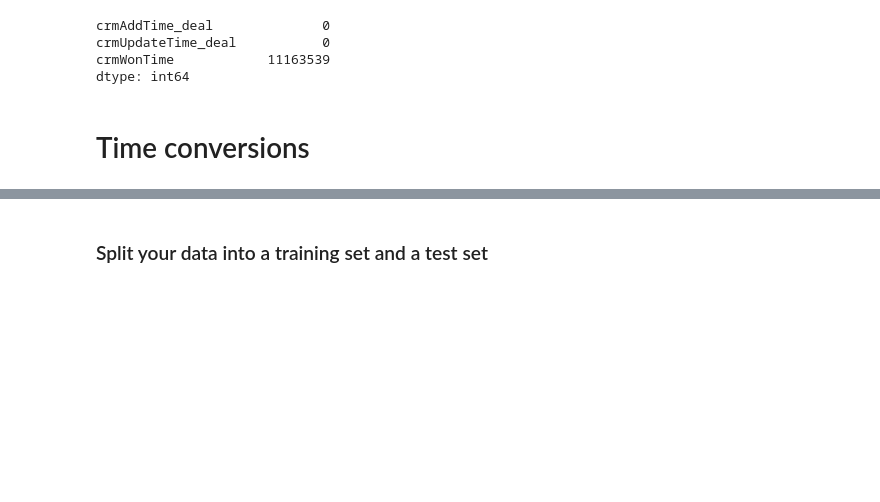
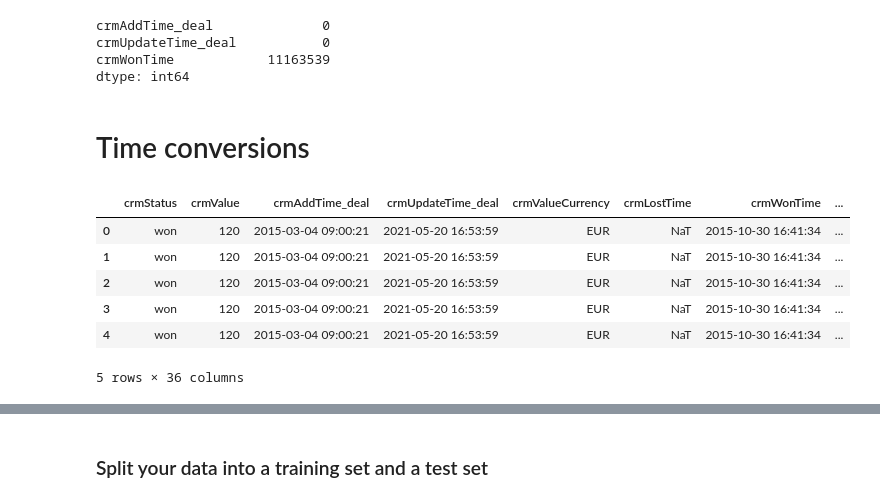
Before and after one commit to Ochwada/Data-Science-2023, a Jupyter notebook: Sales_Analysis/preprocessing.ipynb, the cells around one changed output, grey strips where cells are left out. Drawn from its saved outputs; the diff is of its cells as text; code cells hidden in the pictures; blank space fills up the shorter version.

```diff
--- a/Sales_Analysis/preprocessing.ipynb
+++ b/Sales_Analysis/preprocessing.ipynb
@@ -170,9 +170,3 @@ crmWonTime            11163539
 dtype: int64
 # %% [markdown]
 # Time conversions
-# %%
-# Time conversion
-
-df_fs['crmAddTime_deal'] = pd.to_datetime(df['crmAddTime_deal'])
-df_fs['crmWonTime'] = pd.to_datetime(df['crmWonTime'])
-df_fs['crmUpdateTime_deal'] = pd.to_datetime(df['crmUpdateTime_deal'])
@@ -188,0 +236,10 @@ df_fs['crmUpdateTime_deal'] = pd.to_datetime(df['crmUpdateTime_deal'])
+# %%
+df_fs.head()
+# %% [output]
+|  | crmStatus | crmValue | crmAddTime_deal | crmUpdateTime_deal | crmValueCurrency | crmLostTime | crmWonTime | ... |
+| 0 | won | 120 | 2015-03-04 09:00:21 | 2021-05-20 16:53:59 | EUR | NaT | 2015-10-30 16:41:34 | ... |
+| 1 | won | 120 | 2015-03-04 09:00:21 | 2021-05-20 16:53:59 | EUR | NaT | 2015-10-30 16:41:34 | ... |
+| 2 | won | 120 | 2015-03-04 09:00:21 | 2021-05-20 16:53:59 | EUR | NaT | 2015-10-30 16:41:34 | ... |
+| 3 | won | 120 | 2015-03-04 09:00:21 | 2021-05-20 16:53:59 | EUR | NaT | 2015-10-30 16:41:34 | ... |
+| 4 | won | 120 | 2015-03-04 09:00:21 | 2021-05-20 16:53:59 | EUR | NaT | 2015-10-30 16:41:34 | ... |
+5 rows × 36 columns
```
Also changed, not shown: parts of 6 cells of this notebook.
